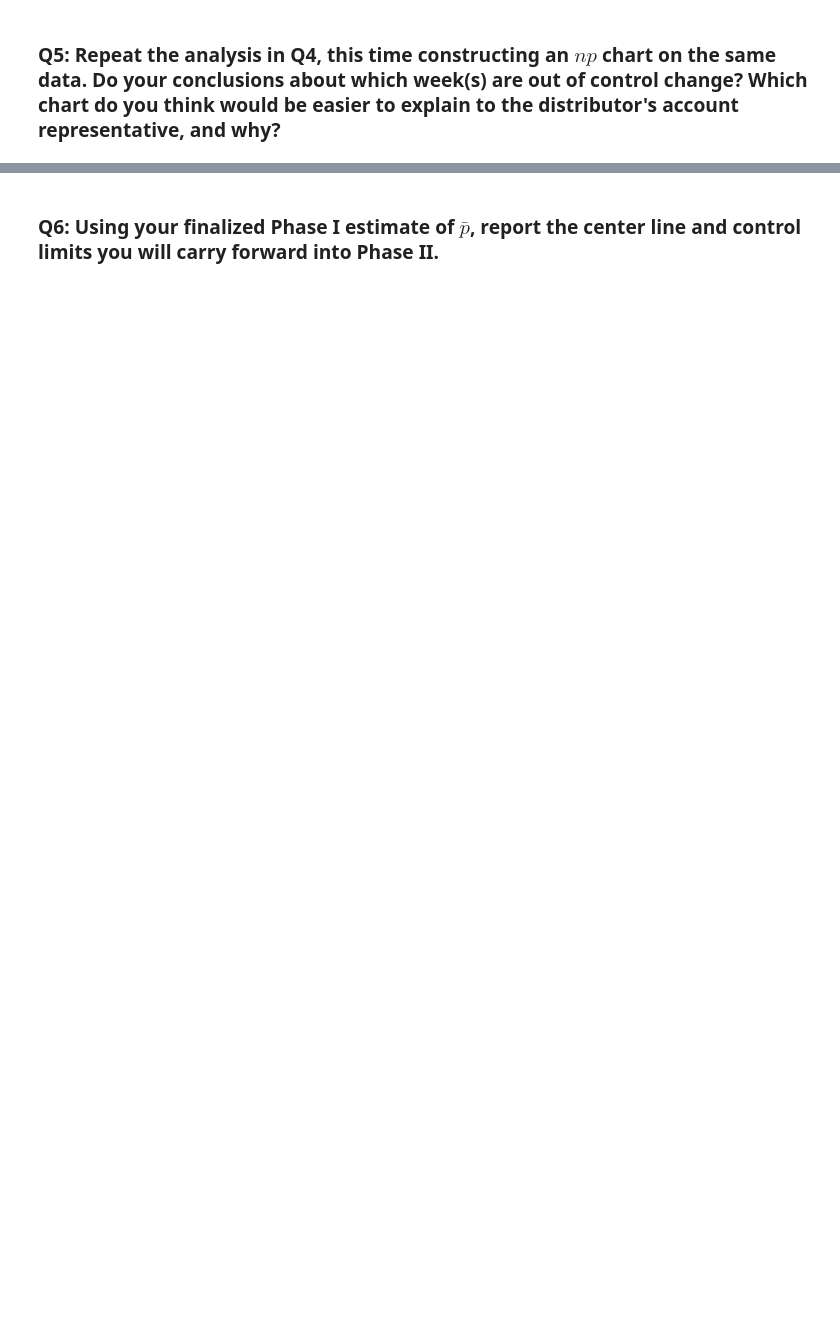
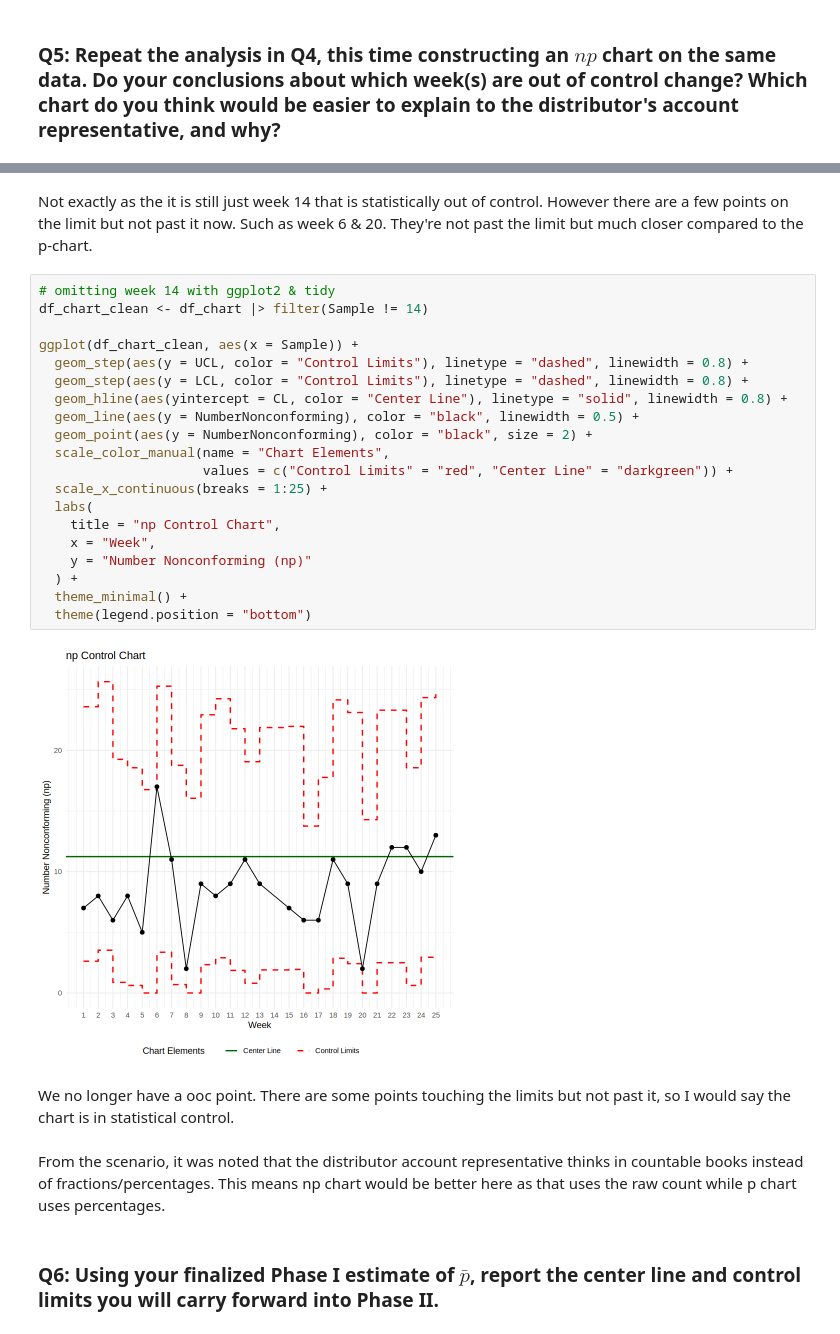
Before and after one commit to tchoud227/STAT-7110-Quality-Control, a Jupyter notebook: Assignments/HW3/STAT-7110-HW3.ipynb, the cells around one changed output, grey strips where cells are left out. Drawn from its saved outputs; the diff is of its cells as text; blank space fills up the shorter version.

```diff
--- a/Assignments/HW3/STAT-7110-HW3.ipynb
+++ b/Assignments/HW3/STAT-7110-HW3.ipynb
@@ -44,3 +148,31 @@ Second, your team recognizes that a single comic can have more than one distinct
+# %% [markdown]
+Not exactly as the it is still just week 14 that is statistically out of control. However there are a few points on the limit but not past it now. Such as week 6 & 20. They're not past the limit but much closer compared to the p-chart.
+# %%
+# omitting week 14 with ggplot2 & tidy
+df_chart_clean <- df_chart |> filter(Sample != 14)
+
+ggplot(df_chart_clean, aes(x = Sample)) +
+  geom_step(aes(y = UCL, color = "Control Limits"), linetype = "dashed", linewidth = 0.8) +
+  geom_step(aes(y = LCL, color = "Control Limits"), linetype = "dashed", linewidth = 0.8) +
+  geom_hline(aes(yintercept = CL, color = "Center Line"), linetype = "solid", linewidth = 0.8) +
+  geom_line(aes(y = NumberNonconforming), color = "black", linewidth = 0.5) +
+  geom_point(aes(y = NumberNonconforming), color = "black", size = 2) +
+  scale_color_manual(name = "Chart Elements",
+                     values = c("Control Limits" = "red", "Center Line" = "darkgreen")) +
+  scale_x_continuous(breaks = 1:25) +
+  labs(
+    title = "np Control Chart",
+    x = "Week",
+    y = "Number Nonconforming (np)"
+  ) +
+  theme_minimal() +
+  theme(legend.position = "bottom")
+# %% [output]
+[figure, added]
+# %% [markdown]
+We no longer have a ooc point. There are some points touching the limits but not past it, so I would say the chart is in statistical control.
+# %% [markdown]
+From the scenario, it was noted that the distributor account representative thinks in countable books instead of fractions/percentages. This means np chart would be better here as that uses the raw count while p chart uses percentages.
 # %% [markdown]
 ### Q6: Using your finalized Phase I estimate of $\bar{p}$, report the center line and control limits you will carry forward into Phase II.
 # %%
```
Also changed, not shown: parts of 11 cells of this notebook.
